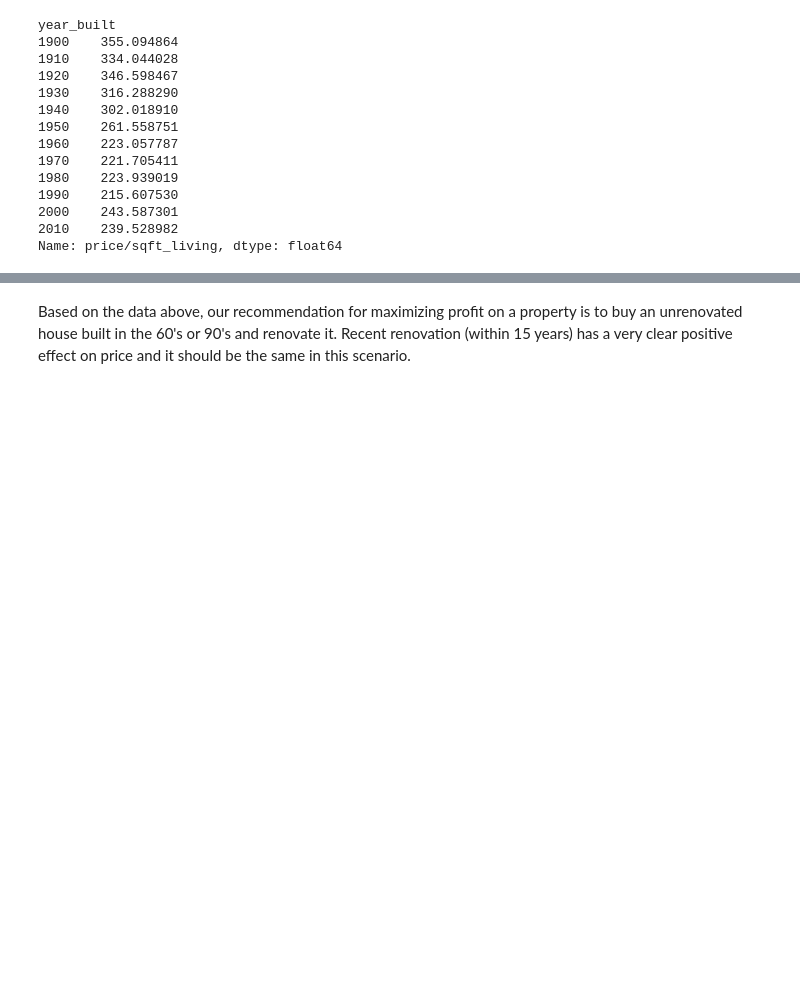
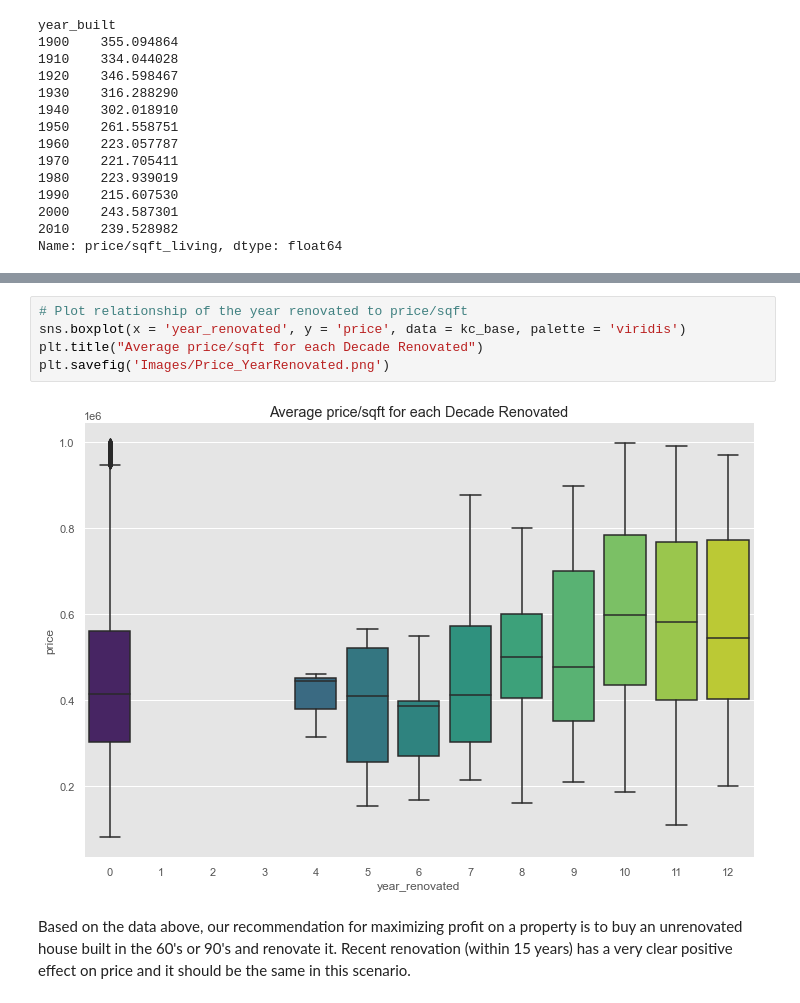
Before and after one commit to Zuchini1234/King-County-Business-Case-Project-Mod-2, a Jupyter notebook: student.ipynb, the cells around one changed output, grey strips where cells are left out. Drawn from its saved outputs; the diff is of its cells as text; blank space fills up the shorter version.

```diff
--- a/student.ipynb
+++ b/student.ipynb
@@ -1396,3 +1408,10 @@ sns.boxplot(x = 'year_renovated', y = 'price', data = kc_base, palette = 'viridi
+# %%
+# Plot relationship of the year renovated to price/sqft
+sns.boxplot(x = 'year_renovated', y = 'price', data = kc_base, palette = 'viridis')
+plt.title("Average price/sqft for each Decade Renovated")
+plt.savefig('Images/Price_YearRenovated.png')
+# %% [output]
+[figure, added]
 # %% [markdown]
 Based on the data above, our recommendation for maximizing profit on a property is to buy an unrenovated house built in the 60's or 90's and renovate it. Recent renovation (within 15 years) has a very clear positive effect on price and it should be the same in this scenario.
 # %% [markdown]
```
Also changed, not shown: parts of 31 cells of this notebook, 1 other file.
